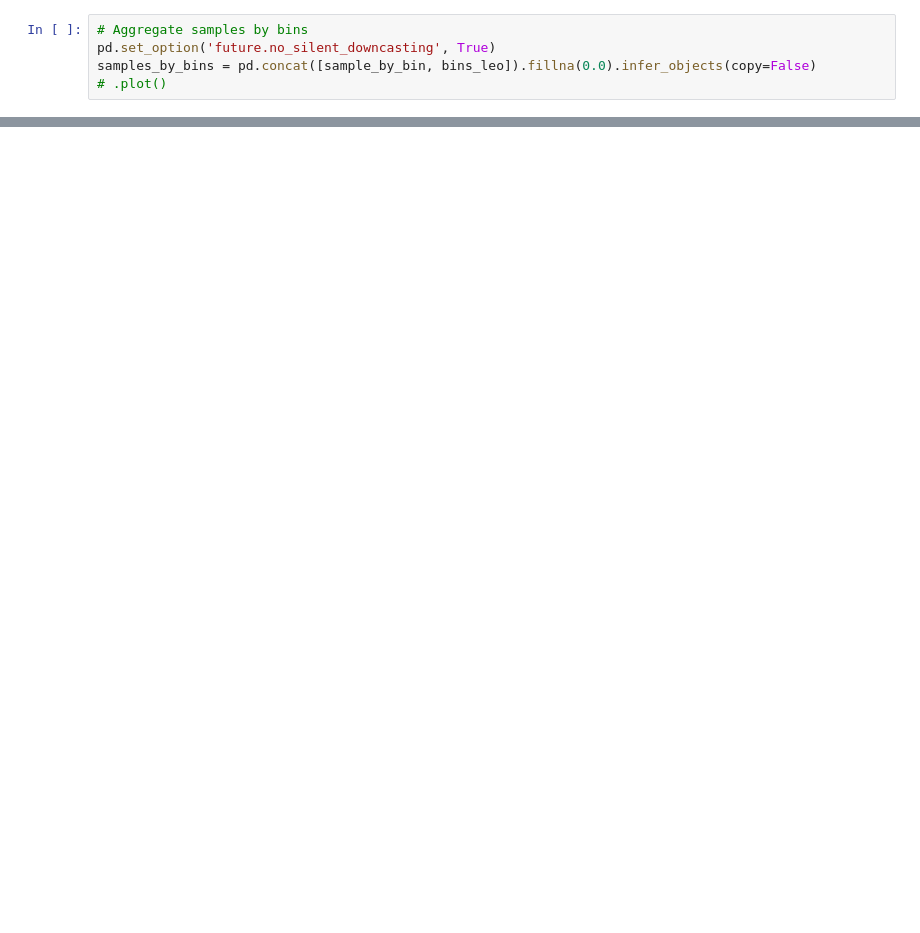
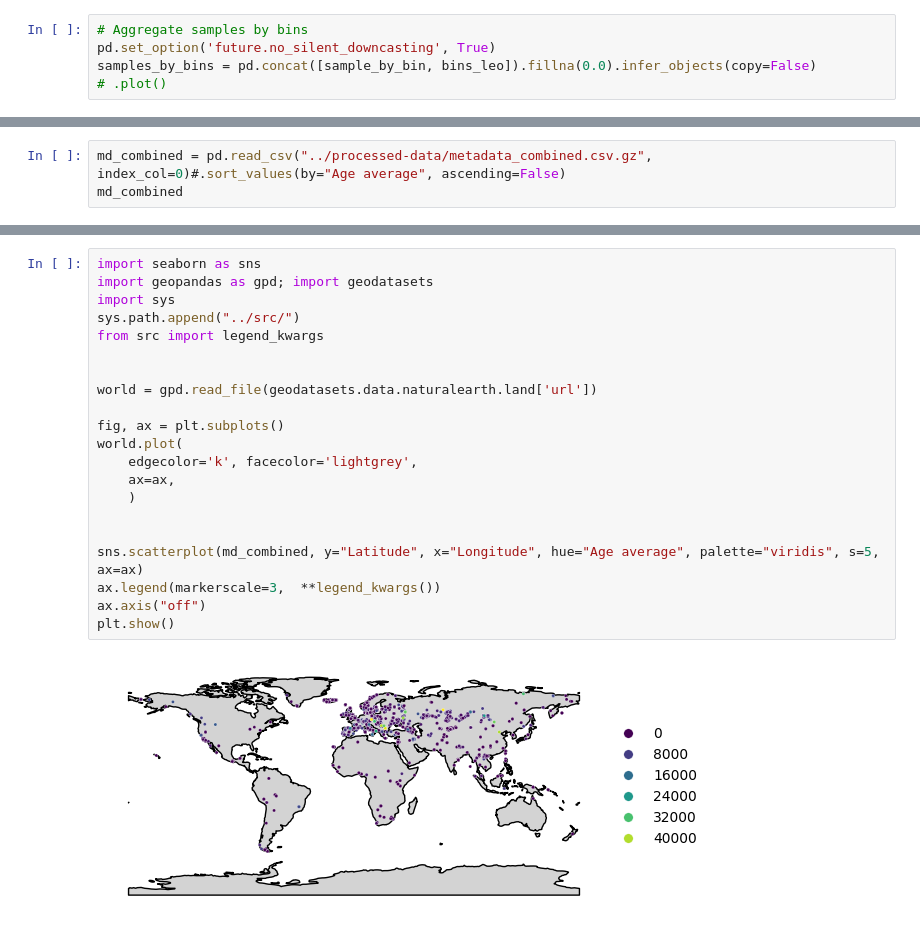
Before and after one commit to jedsurf/moorjani-rotation, a Jupyter notebook: notebooks/241004_admixfrog_out.ipynb, the cells around one changed output, grey strips where cells are left out. Drawn from its saved outputs; the diff is of its cells as text; blank space fills up the shorter version.

```diff
--- a/notebooks/241004_admixfrog_out.ipynb
+++ b/notebooks/241004_admixfrog_out.ipynb
@@ -582,0 +819,3 @@ plt.show()
+# %%
+md_combined = pd.read_csv("../processed-data/metadata_combined.csv.gz", index_col=0)#.sort_values(by="Age average", ascending=False)
+md_combined
@@ -582,0 +837,23 @@ plt.show()
+# %%
+import seaborn as sns
+import geopandas as gpd; import geodatasets
+import sys
+sys.path.append("../src/")
+from src import legend_kwargs
+
+
+world = gpd.read_file(geodatasets.data.naturalearth.land['url'])
+
+fig, ax = plt.subplots()
+world.plot(
+    edgecolor='k', facecolor='lightgrey',
+    ax=ax,
+    )
+
+
+sns.scatterplot(md_combined, y="Latitude", x="Longitude", hue="Age average", palette="viridis", s=5, ax=ax)
+ax.legend(markerscale=3,  **legend_kwargs())
+ax.axis("off")
+plt.show()
+# %% [output]
+[figure, added]
```
Also changed, not shown: parts of 20 cells of this notebook, 1 other file.
